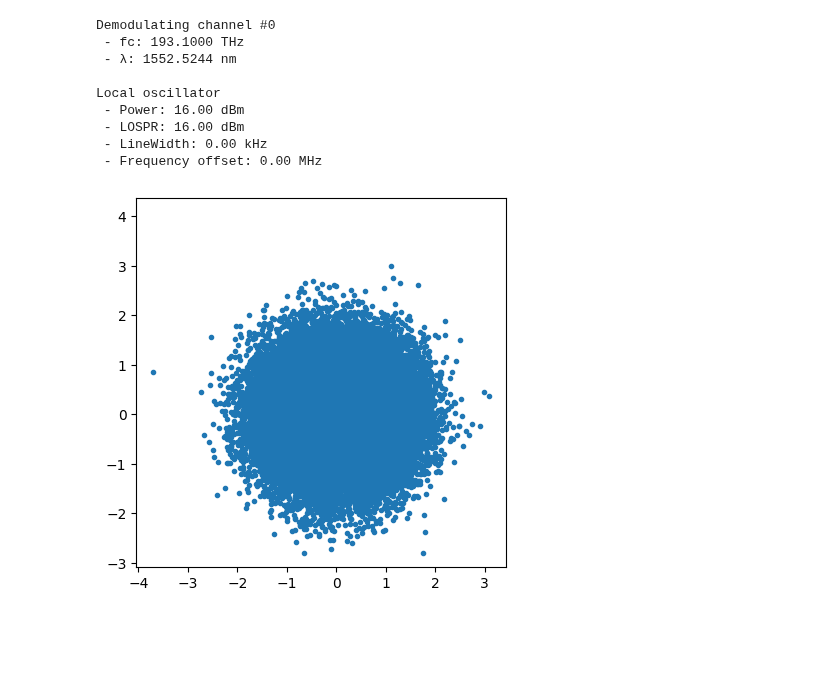
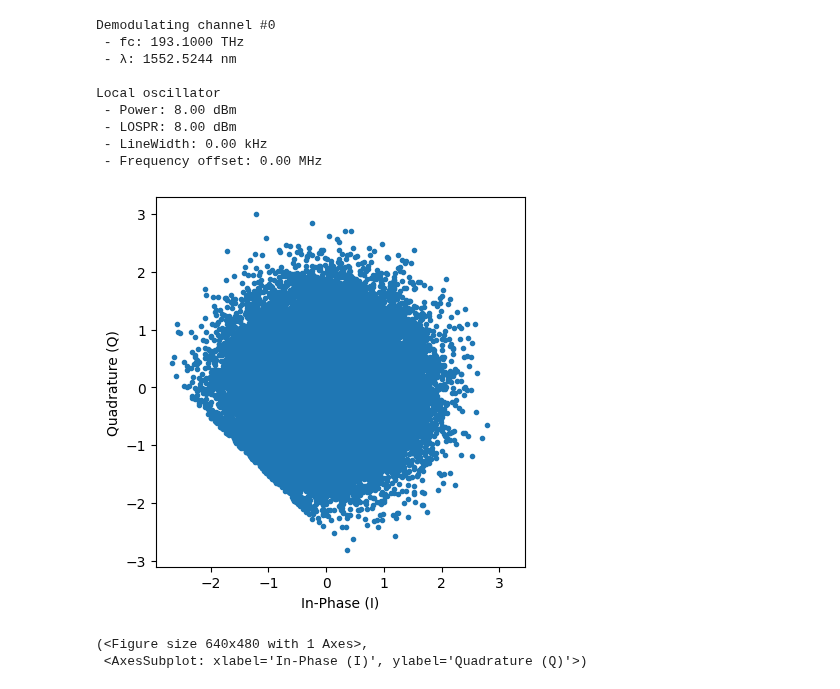
Before and after one commit to jfelipeslg/TCC_Single-Ended-Receiver, a Jupyter notebook: transmission/single-pol/single-pol_SER_DFR-IC-GD.ipynb, the cells around one changed output. Cells and saved outputs as stored; diff of their text form; code cells hidden in the pictures; blank space fills up the shorter version.

```diff
--- a/transmission/single-pol/single-pol_SER_DFR-IC-GD.ipynb
+++ b/transmission/single-pol/single-pol_SER_DFR-IC-GD.ipynb
@@ -231,3 +27,15 @@ def gradientDescent(R1, R2, sigWDM, sigLO, mu = 0.05, N=150, clipping=True):
+# %%
+import importlib.util
+
+# Import OFE.py (Optical Front-End)
+spec = importlib.util.spec_from_file_location("OFE", "../../utils/OFE.py")
+OFE = importlib.util.module_from_spec(spec)
+spec.loader.exec_module(OFE)
+
+# Import mitigationSBBI.py
+spec_2 = importlib.util.spec_from_file_location("mitigationSSBI", "../../utils/mitigationSSBI.py")
+SSBI = importlib.util.module_from_spec(spec_2)
+spec_2.loader.exec_module(SSBI)
 # %%
 # Parâmetros - Transmissor
 paramTx = parameters()
@@ -308,7 +118,7 @@ symbTx = symbTx_[:,:,chIndex]
 
 #############################################
 # Parâmetros - Receptor - Oscilador Local
-LOSPR   = 16                     # Relação potência do sinal-LO [dB]
+LOSPR   = 8                     # Relação potência do sinal-LO [dB]
 
 π       = np.pi
 FO      = 0*64e6                # Offset de frequência
@@ -335,55 +145,64 @@ Demodulating channel #0
  - λ: 1552.5244 nm
 
 Local oscillator
- - Power: 16.00 dBm
- - LOSPR: 16.00 dBm
+ - Power: 8.00 dBm
+ - LOSPR: 8.00 dBm
  - LineWidth: 0.00 kHz
  - Frequency offset: 0.00 MHz
 # %%
 # Receptor óptico single-ended
-R1, R2 = SEReceiver(sigWDM, sigLO, Rd=1)
+sigWDM = sigWDM.reshape(len(sigWDM),)
+
+paramPD = parameters()
+paramPD.B = 2 * paramTx.Rs
+paramPD.Fs = Fs
+paramPD.ideal = True
+
+R1, R2 = OFE.SEReceiver(sigWDM, sigLO, paramPD)
 
 # Mitigação da SSBI
-type_EqSSBI = 'cic'
+type_EqSSBI = 'dfr'
 
-assert type_EqSSBI in ['none', 'dfr', 'cic', 'gd'], "Algoritmo de mitigação da SSBI inválido."
+assert type_EqSSBI in ['none', 'dfr', 'ic', 'gd'], "Algoritmo de mitigação da SSBI inválido."
 
 if type_EqSSBI == 'dfr':
     # Algoritmo de reconstrução de sinal (DFR)
-    sigDFR = DFR(R1, R2, sigLO)
+    sigDFR = SSBI.DFR(R1, R2, sigLO)
     sigDFR = sigDFR - np.mean(sigDFR)
 
     sigRx = sigDFR
 
-elif type_EqSSBI == 'cic':
-    # Algoritmo iterativo de cancelamento da SSBI com clipping (CIC)
-    Nsteps     = 20     # Número de iterações
+elif type_EqSSBI == 'ic':
+    # Algoritmo iterativo de cancelamento da SSBI com clipping (IC)
+    Nsteps     = 20    # Número de iterações
     enableClip = True   # Ativação o clipping
-    sigIC = CIC( R1, R2, sigWDM, sigLO, N=Nsteps, clipping=enableClip)
+    sigIC = SSBI.IC( R1, R2, sigWDM, sigLO, N=Nsteps, clipping=enableClip)
 
     sigRx = sigIC
 
 elif type_EqSSBI == 'gd':
     # Algoritmo gradiente descendente
-    mu_        = 0.10    # Passo do algoritmo
+    mu_        = 0.05    # Passo do algoritmo
     Nsteps     = 120     # Número de iterações
-    enableClip = True   # Ativação o clipping
-    sigGD = gradientDescent(R1, R2, sigWDM, sigLO, mu=mu_, N=Nsteps, clipping=enableClip)
+    enableClip = False   # Ativação o clipping
+    sigGD = SSBI.gradientDescent(R1, R2, sigWDM, sigLO, mu=mu_, N=Nsteps, clipping=enableClip)
 
     sigRx = sigGD
 
 else:
     # Não há mitigação da SSBI
     sigPD = R1 + 1j*R2
     sigPD = sigPD - np.mean(sigPD)
 
     sigRx = sigPD
 
 
 # plot constellations (pós-receptor coerente)
 pconst(sigRx[0::paramTx.SpS], lim=False, R=3, pType='fast')
 # %% [output]
-[figure, old version]
+[figure, new version]
+(<Figure size 640x480 with 1 Axes>,
+ <AxesSubplot: xlabel='In-Phase (I)', ylabel='Quadrature (Q)'>)
 # %%
 # Filtro casado
 pulse = pulseShape('rrc', paramTx.SpS, N=paramTx.Ntaps, alpha=paramTx.alphaRRC, Ts=1/paramTx.Rs)
```
Also changed, not shown: parts of 14 cells of this notebook, 10 other files.
